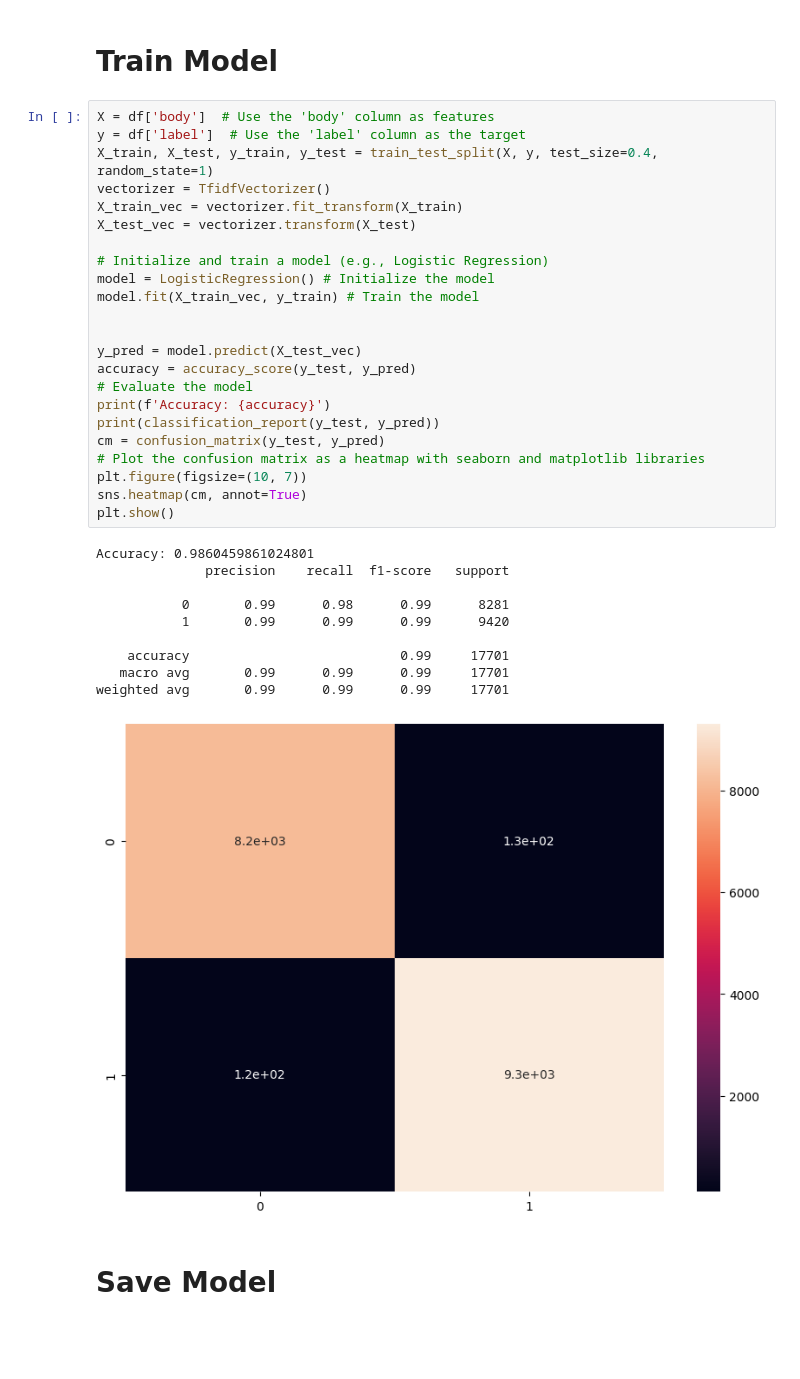
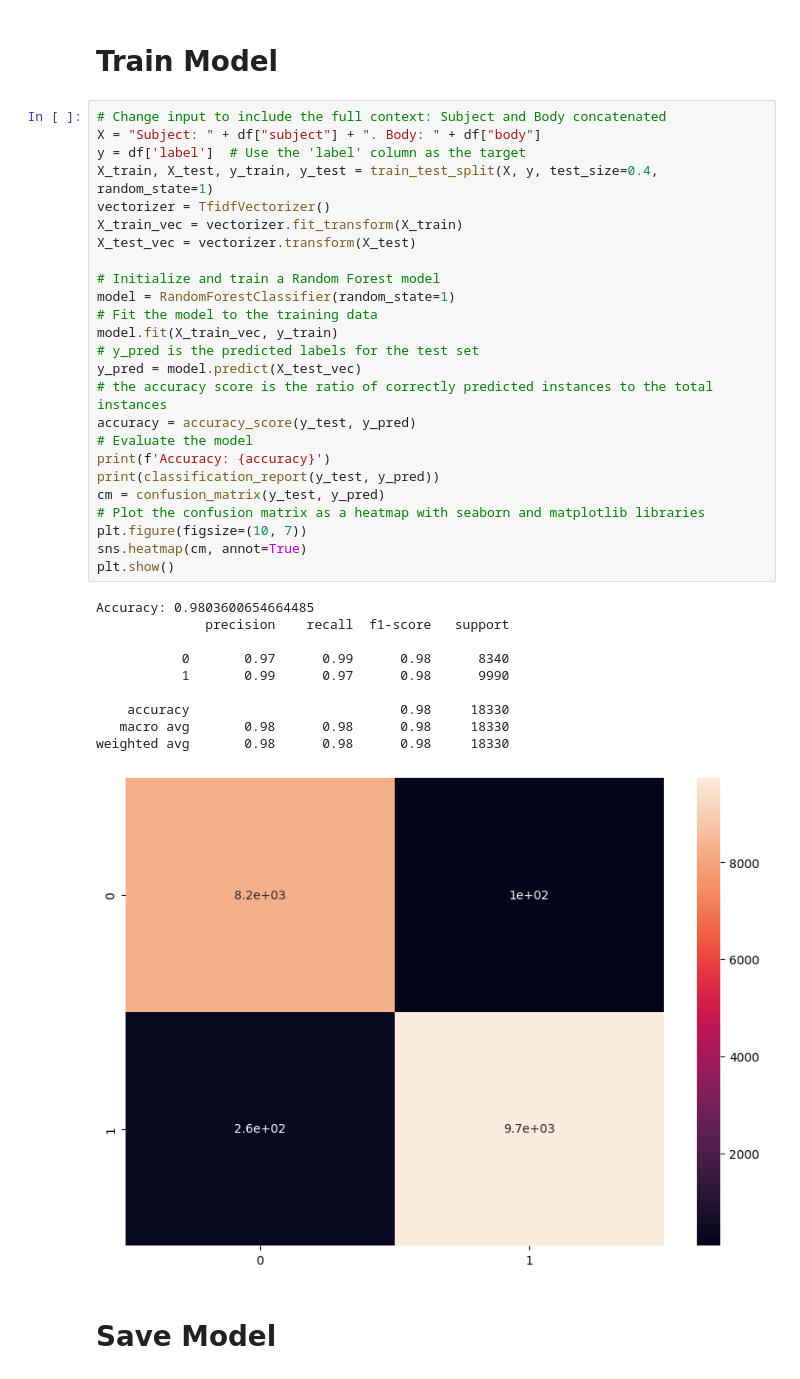
Before and after one commit to 21434809/AI-Powered-Phishing-Detection, a Jupyter notebook: AI_Model/LogisticRegression.ipynb, the cells around one changed output. Saved outputs shown, nothing was run; the diff lists cells and outputs as text; blank space fills up the shorter version.

Commit message:
Update model and vectorizer files with new training data

```diff
--- a/AI_Model/LogisticRegression.ipynb
+++ b/AI_Model/LogisticRegression.ipynb
@@ -77,39 +79,41 @@ dtype: int64
 # %% [markdown]
 # Train Model
 # %%
-X = df['body']  # Use the 'body' column as features
+# Change input to include the full context: Subject and Body concatenated
+X = "Subject: " + df["subject"] + ". Body: " + df["body"]
 y = df['label']  # Use the 'label' column as the target
 X_train, X_test, y_train, y_test = train_test_split(X, y, test_size=0.4, random_state=1)
 vectorizer = TfidfVectorizer()
 X_train_vec = vectorizer.fit_transform(X_train)
 X_test_vec = vectorizer.transform(X_test)
 
-# Initialize and train a model (e.g., Logistic Regression)
-model = LogisticRegression() # Initialize the model
-model.fit(X_train_vec, y_train) # Train the model
-
-
+# Initialize and train a Random Forest model
+model = RandomForestClassifier(random_state=1)
+# Fit the model to the training data
+model.fit(X_train_vec, y_train)
+# y_pred is the predicted labels for the test set
 y_pred = model.predict(X_test_vec)
+# the accuracy score is the ratio of correctly predicted instances to the total instances
 accuracy = accuracy_score(y_test, y_pred)
 # Evaluate the model
 print(f'Accuracy: {accuracy}')
 print(classification_report(y_test, y_pred))
 cm = confusion_matrix(y_test, y_pred)
 # Plot the confusion matrix as a heatmap with seaborn and matplotlib libraries
 plt.figure(figsize=(10, 7))
 sns.heatmap(cm, annot=True)
 plt.show()
 # %% [output]
-Accuracy: 0.9860459861024801
+Accuracy: 0.9803600654664485
               precision    recall  f1-score   support
 
-           0       0.99      0.98      0.99      8281
-           1       0.99      0.99      0.99      9420
+           0       0.97      0.99      0.98      8340
+           1       0.99      0.97      0.98      9990
 
-    accuracy                           0.99     17701
-   macro avg       0.99      0.99      0.99     17701
-weighted avg       0.99      0.99      0.99     17701
+    accuracy                           0.98     18330
+   macro avg       0.98      0.98      0.98     18330
+weighted avg       0.98      0.98      0.98     18330
-[figure, old version]
+[figure, new version]
 # %% [markdown]
 # Save Model
 # %%
```
Also changed, not shown: parts of 7 cells of this notebook, 2 other files.
